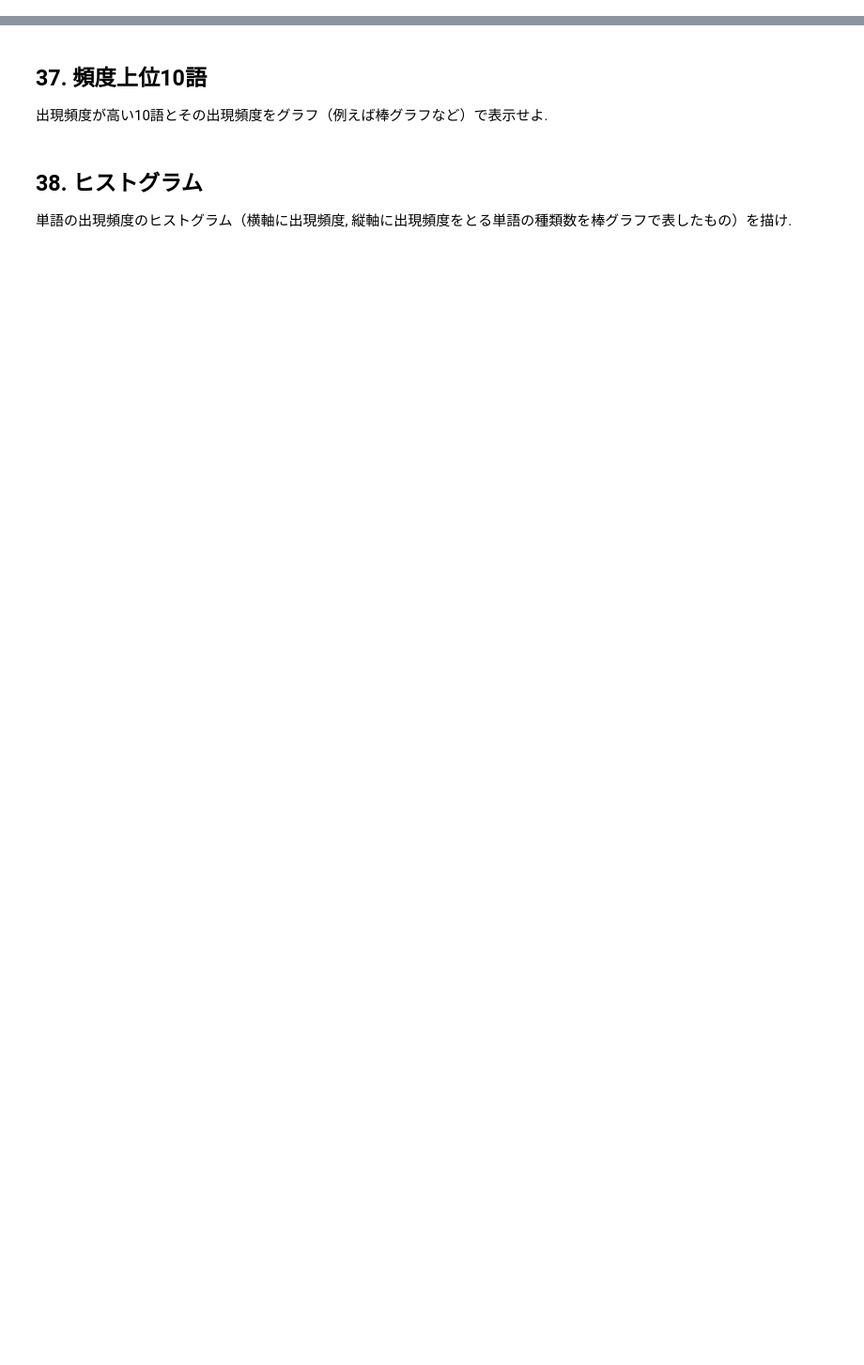
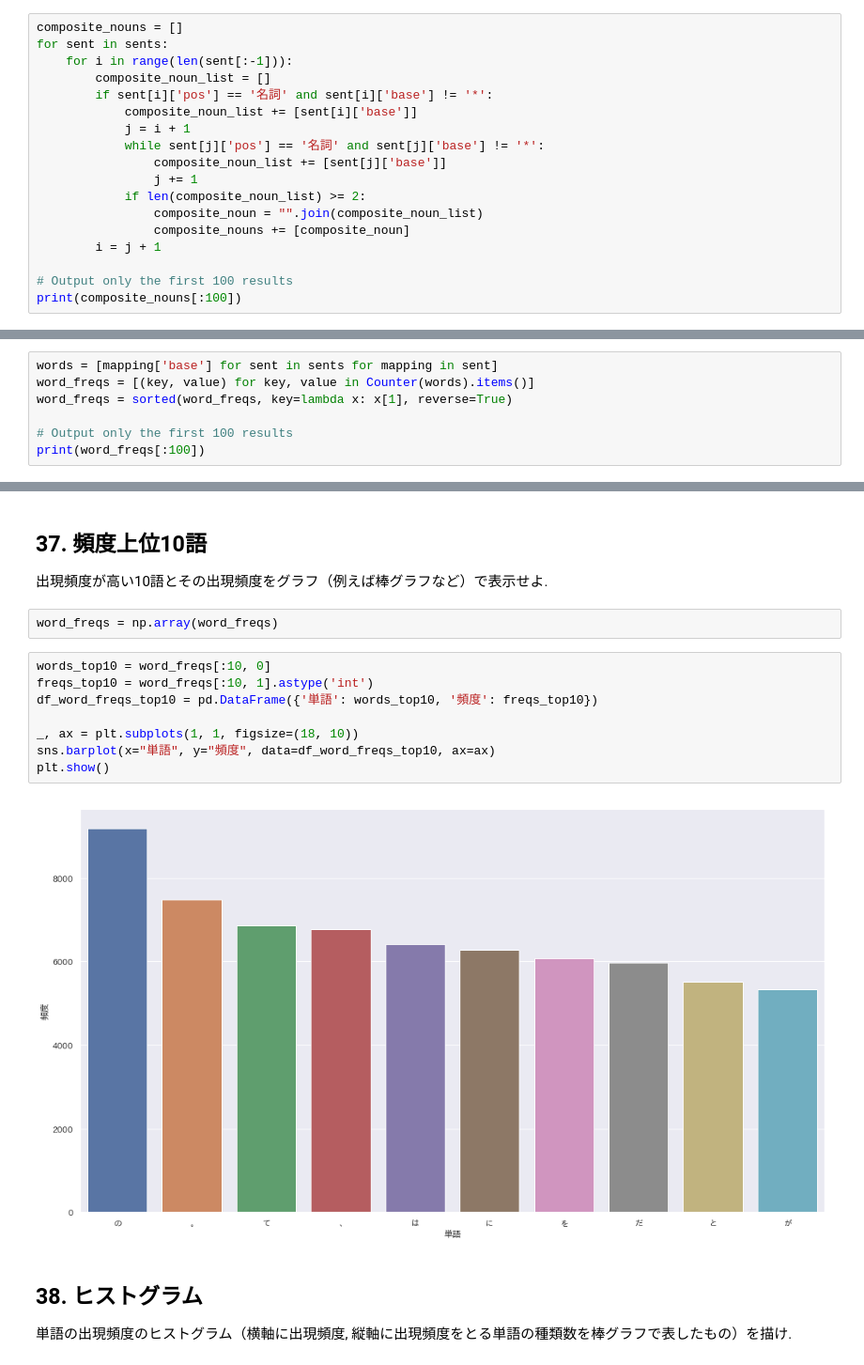
Before and after one commit to stmsy/nlp, a Jupyter notebook: nlp100/notebooks/chapter4.ipynb, the cells around one changed output, grey strips where cells are left out. Shown: that part at 94% size. Saved outputs shown, nothing was run; the diff lists cells and outputs as text; blank space fills up the shorter version.

```diff
--- a/nlp100/notebooks/chapter4.ipynb
+++ b/nlp100/notebooks/chapter4.ipynb
@@ -114,3 +128,21 @@ print(nouns_sahen_concated[:100])
 ## 35. 名詞の連接
 
 名詞の連接（連続して出現する名詞）を最長一致で抽出せよ.
+# %%
+composite_nouns = []
+for sent in sents:
+    for i in range(len(sent[:-1])):
+        composite_noun_list = []
+        if sent[i]['pos'] == '名詞' and sent[i]['base'] != '*':
+            composite_noun_list += [sent[i]['base']]
+            j = i + 1
+            while sent[j]['pos'] == '名詞' and sent[j]['base'] != '*':
+                composite_noun_list += [sent[j]['base']]
+                j += 1
+            if len(composite_noun_list) >= 2:
+                composite_noun = "".join(composite_noun_list)
+                composite_nouns += [composite_noun]
+        i = j + 1
+
+# Output only the first 100 results
+print(composite_nouns[:100])
@@ -118,3 +152,10 @@ print(nouns_sahen_concated[:100])
 ## 36. 単語の出現頻度
 
 文章中に出現する単語とその出現頻度を求め, 出現頻度の高い順に並べよ.
+# %%
+words = [mapping['base'] for sent in sents for mapping in sent]
+word_freqs = [(key, value) for key, value in Counter(words).items()]
+word_freqs = sorted(word_freqs, key=lambda x: x[1], reverse=True)
+
+# Output only the first 100 results
+print(word_freqs[:100])
@@ -122,6 +165,18 @@ print(nouns_sahen_concated[:100])
 ## 37. 頻度上位10語
 
 出現頻度が高い10語とその出現頻度をグラフ（例えば棒グラフなど）で表示せよ.
+# %%
+word_freqs = np.array(word_freqs)
+# %%
+words_top10 = word_freqs[:10, 0]
+freqs_top10 = word_freqs[:10, 1].astype('int')
+df_word_freqs_top10 = pd.DataFrame({'単語': words_top10, '頻度': freqs_top10})
+
+_, ax = plt.subplots(1, 1, figsize=(18, 10))
+sns.barplot(x="単語", y="頻度", data=df_word_freqs_top10, ax=ax)
+plt.show()
+# %% [output]
+[figure, added]
 # %% [markdown]
 ## 38. ヒストグラム
 
```
Also changed, not shown: parts of 12 cells of this notebook.
